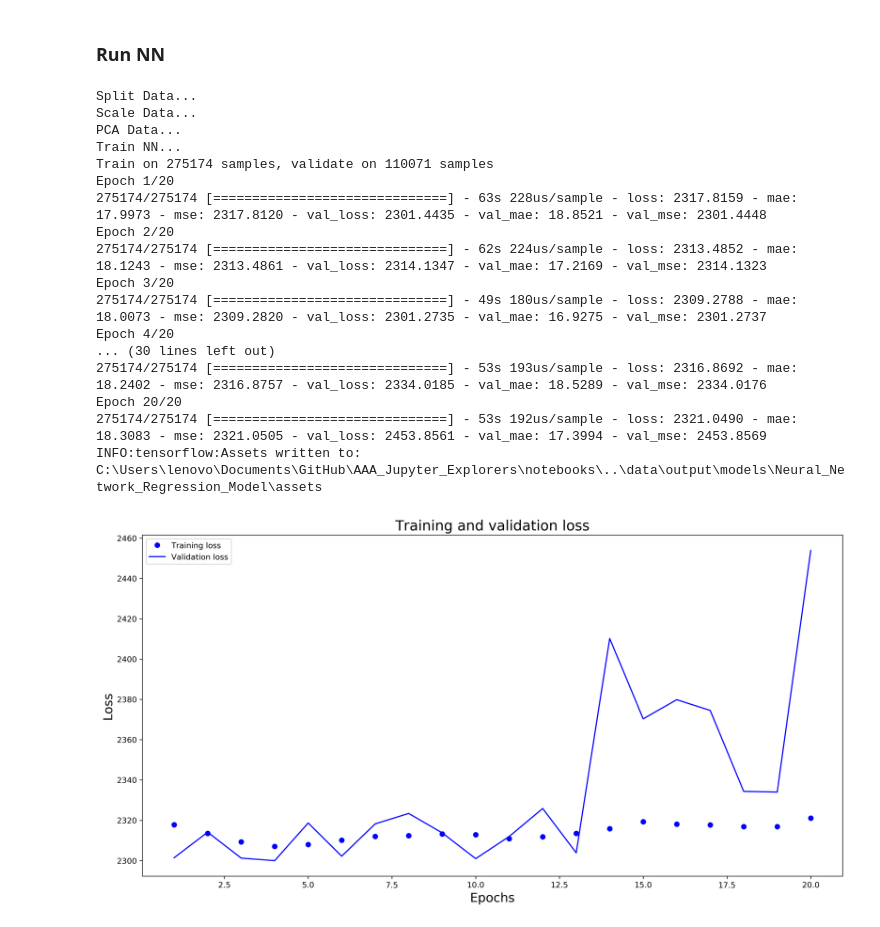
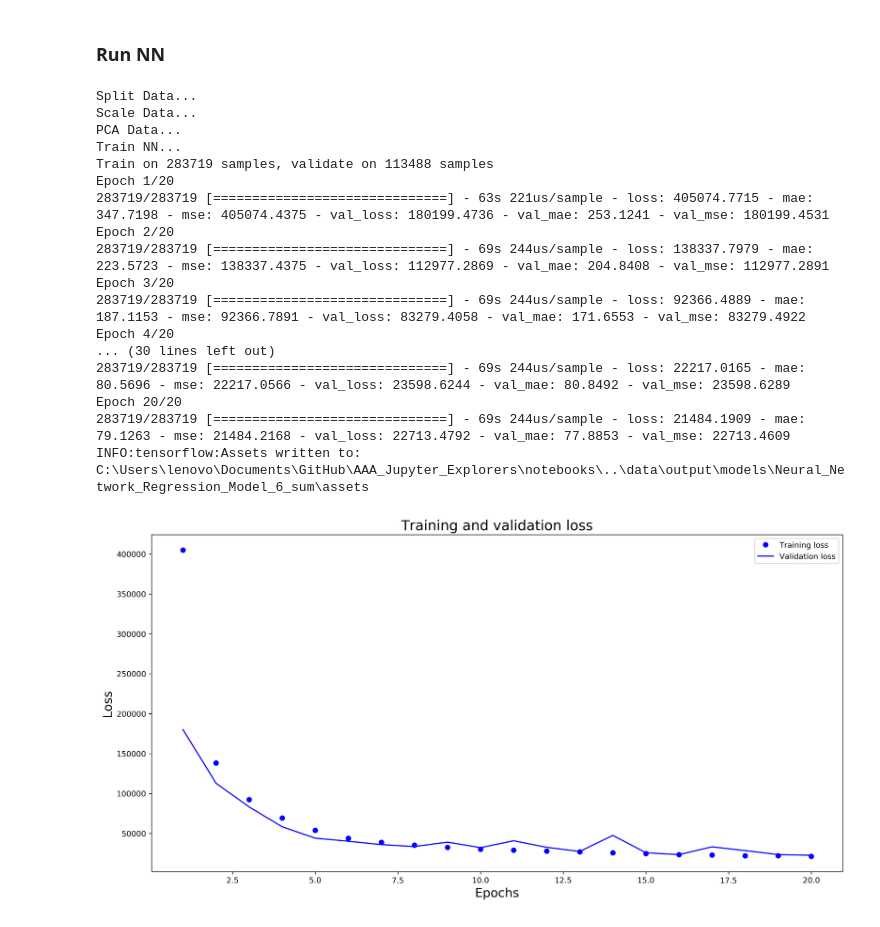
Before and after one commit to mulko93/AAA_Jupyter_Explorers, a Jupyter notebook: notebooks/06_Neural_Network.ipynb, the cells around one changed output. Drawn from its saved outputs; the diff is of its cells as text; code cells hidden in the pictures.

Commit message:
train NN on count

```diff
--- a/notebooks/06_Neural_Network.ipynb
+++ b/notebooks/06_Neural_Network.ipynb
@@ -19,7 +19,7 @@ features = features.drop("Unnamed: 0", axis=1)
 # %% [markdown]
 ### Neural Network
 # %%
-def train_neural_network(p_X_train_scaled, p_y_train):
+def train_neural_network(p_X_train_scaled, p_y_train, p_on):
     """Train Neural Network Model
 
     Train and save a Neural Network model.
@@ -46,6 +46,8 @@ def train_neural_network(p_X_train_scaled, p_y_train):
          layers.Dense(36, activation="relu", kernel_initializer="random_normal"),
          layers.Dense(36, activation="relu", kernel_initializer="random_normal"),
          layers.Dense(36, activation="relu", kernel_initializer="random_normal"),
+         layers.Dense(36, activation="relu", kernel_initializer="random_normal"),
+         layers.Dense(36, activation="relu", kernel_initializer="random_normal"),
          # layers.Dense(36, activation="relu", kernel_initializer="random_normal"),
          # layers.Dense(36, activation="relu", kernel_initializer="random_normal"),
          # layers.Dense(36, activation="softmax"),
@@ -59,10 +61,10 @@ def train_neural_network(p_X_train_scaled, p_y_train):
     epochs = 20
     # create a validation set which is 20% of the whole dataset. Therefore use formula to receive ca. 0.2857.
     history = neural_network.fit(X_train, y_train, epochs=epochs, validation_data=(X_val, y_val))
-    neural_network.save(os.path.join(path_output, "models", "Neural_Network_Regression_Model"))
+    neural_network.save(os.path.join(path_output, "models", "Neural_Network_Regression_Model_"+p_on))
     y_prediction_train = neural_network.predict(X_train)
     y_prediction_val = neural_network.predict(X_val)
-    plot_train_loss(history)
+    plot_train_loss(history, p_on=p_on)
     nn_regression_sets = [y_train, y_val, y_prediction_train, y_prediction_val]
     return nn_regression_sets
 # %% [markdown]
@@ -95,39 +97,44 @@ def plot_train_loss(p_history):
 # %% [markdown]
 ### Run NN
 # %%
-print("Split Data...")
-features_X = features.drop("trip_duration", axis=1)
-features_y = features["trip_duration"]
-X_train, X_test, y_train, y_test = train_test_split(features_X, features_y, random_state=42, test_size=0.3)
+def train_NN(p_on="24_sum"):
 
-print("Scale Data...")
-with open(os.path.join(path_output, "models", "Standard_Scaler.pkl"), "rb") as f:
-    standard_scaler = pickle.load(f)
-X_train_scaled = standard_scaler.transform(X_train)
+    print("Split Data...")
+    features_X = features.drop(["24_sum", "6_sum", "2_sum", "1_sum"], axis=1)
+    features_y = features[p_on]
+    X_train, X_test, y_train, y_test = train_test_split(features_X, features_y, random_state=42, test_size=0.3)
 
-print("PCA Data...")
-with open(os.path.join(path_output, "models", "PCA.pkl"), "rb") as f:
-    pca = pickle.load(f)
-X_train_transformed = pca.transform(X_train_scaled)
+    print("Scale Data...")
+    with open(os.path.join(path_output, "models", "Standard_Scaler.pkl"), "rb") as f:
+        standard_scaler = pickle.load(f)
+    X_train_scaled = standard_scaler.transform(X_train)
 
-print("Train NN...")
-nn_regression_sets = train_neural_network(X_train_transformed, y_train.to_numpy())
+    print("PCA Data...")
+    with open(os.path.join(path_output, "models", "PCA.pkl"), "rb") as f:
+        pca = pickle.load(f)
+    X_train_transformed = pca.transform(X_train_scaled)
+
+    print("Train NN...")
+    nn_regression_sets = train_neural_network(X_train_transformed, y_train.to_numpy(), p_on=p_on)
-# %% [output]
-Split Data...
-Scale Data...
-PCA Data...
-Train NN...
-Train on 275174 samples, validate on 110071 samples
-Epoch 1/20
-275174/275174 [==============================] - 63s 228us/sample - loss: 2317.8159 - mae: 17.9973 - mse: 2317.8120 - val_loss: 2301.4435 - val_mae: 18.8521 - val_mse: 2301.4448
-Epoch 2/20
-275174/275174 [==============================] - 62s 224us/sample - loss: 2313.4852 - mae: 18.1243 - mse: 2313.4861 - val_loss: 2314.1347 - val_mae: 17.2169 - val_mse: 2314.1323
-Epoch 3/20
-275174/275174 [==============================] - 49s 180us/sample - loss: 2309.2788 - mae: 18.0073 - mse: 2309.2820 - val_loss: 2301.2735 - val_mae: 16.9275 - val_mse: 2301.2737
-Epoch 4/20
-... (30 lines left out)
-275174/275174 [==============================] - 53s 193us/sample - loss: 2316.8692 - mae: 18.2402 - mse: 2316.8757 - val_loss: 2334.0185 - val_mae: 18.5289 - val_mse: 2334.0176
-Epoch 20/20
-275174/275174 [==============================] - 53s 192us/sample - loss: 2321.0490 - mae: 18.3083 - mse: 2321.0505 - val_loss: 2453.8561 - val_mae: 17.3994 - val_mse: 2453.8569
-INFO:tensorflow:Assets written to: C:\Users\lenovo\Documents\GitHub\AAA_Jupyter_Explorers\notebooks\..\data\output\models\Neural_Network_Regression_Model\assets
-[figure, removed]
+# %%
+train_NN(p_on="6_sum")
+#"24_sum", "6_sum", "2_sum", "1_sum"
+# %% [output]
+Split Data...
+Scale Data...
+PCA Data...
+Train NN...
+Train on 283719 samples, validate on 113488 samples
+Epoch 1/20
+283719/283719 [==============================] - 63s 221us/sample - loss: 405074.7715 - mae: 347.7198 - mse: 405074.4375 - val_loss: 180199.4736 - val_mae: 253.1241 - val_mse: 180199.4531
+Epoch 2/20
+283719/283719 [==============================] - 69s 244us/sample - loss: 138337.7979 - mae: 223.5723 - mse: 138337.4375 - val_loss: 112977.2869 - val_mae: 204.8408 - val_mse: 112977.2891
+Epoch 3/20
+283719/283719 [==============================] - 69s 244us/sample - loss: 92366.4889 - mae: 187.1153 - mse: 92366.7891 - val_loss: 83279.4058 - val_mae: 171.6553 - val_mse: 83279.4922
+Epoch 4/20
+... (30 lines left out)
+283719/283719 [==============================] - 69s 244us/sample - loss: 22217.0165 - mae: 80.5696 - mse: 22217.0566 - val_loss: 23598.6244 - val_mae: 80.8492 - val_mse: 23598.6289
+Epoch 20/20
+283719/283719 [==============================] - 69s 244us/sample - loss: 21484.1909 - mae: 79.1263 - mse: 21484.2168 - val_loss: 22713.4792 - val_mae: 77.8853 - val_mse: 22713.4609
+INFO:tensorflow:Assets written to: C:\Users\lenovo\Documents\GitHub\AAA_Jupyter_Explorers\notebooks\..\data\output\models\Neural_Network_Regression_Model_6_sum\assets
+[figure, added]
```
Also changed, not shown: parts of 1 cell of this notebook.
